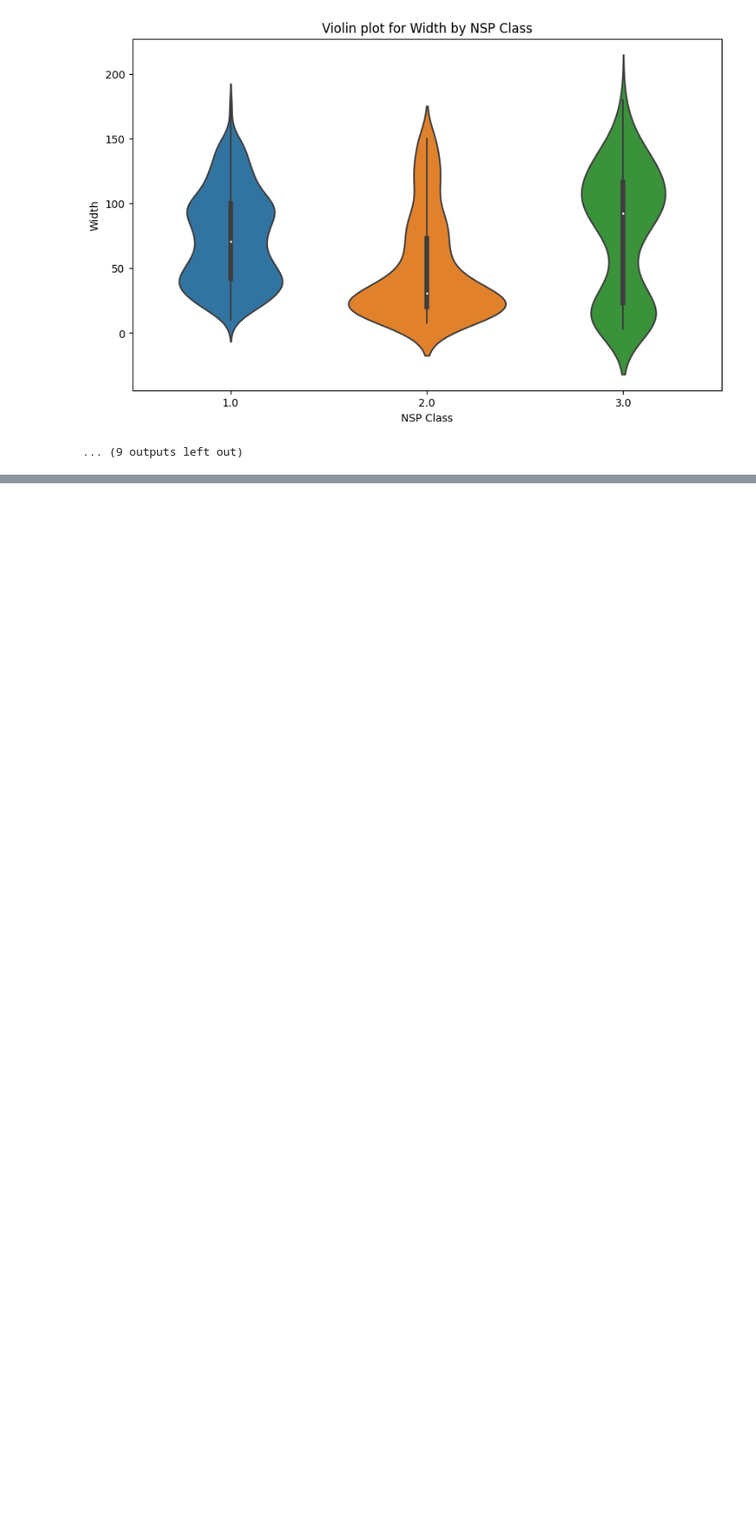
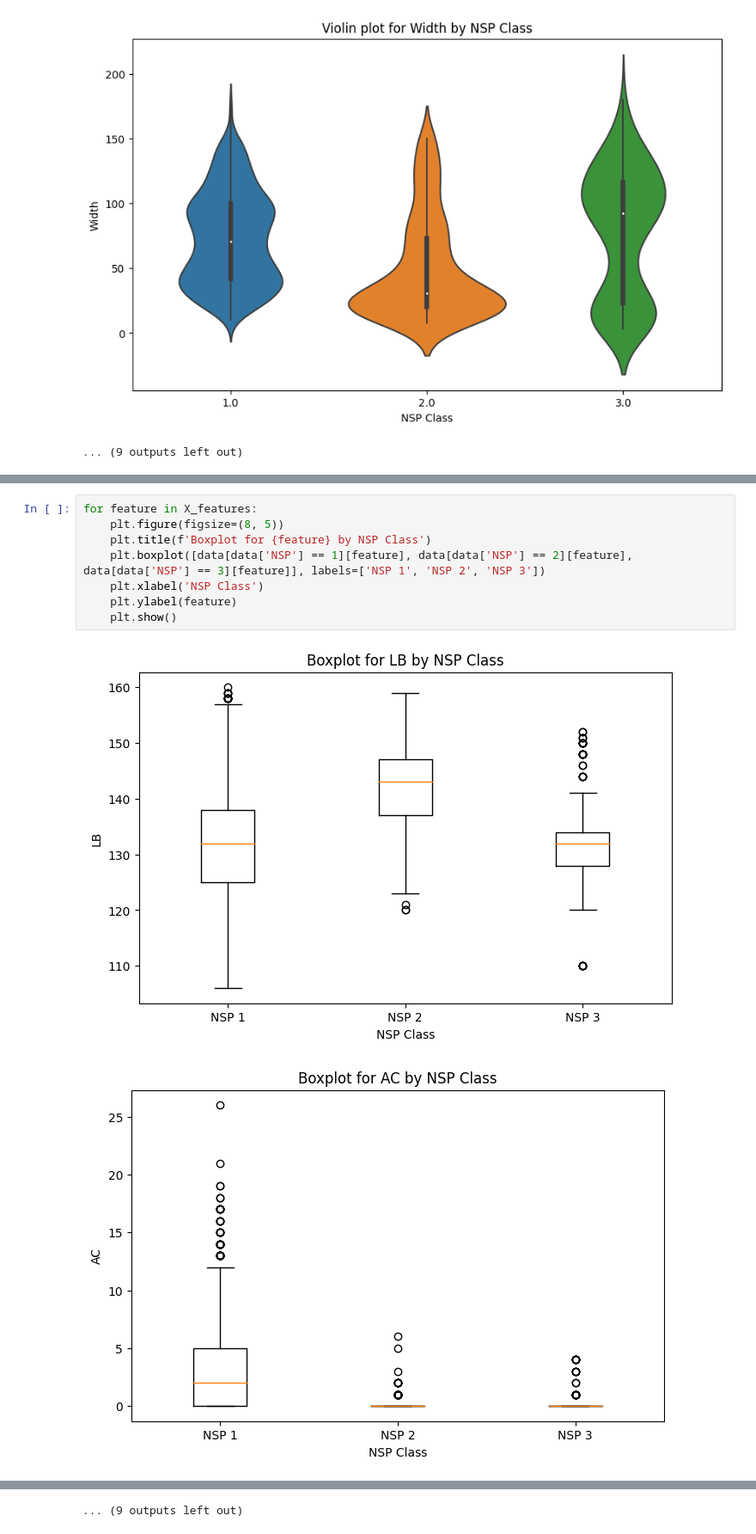
Before and after one commit to SergeyHSE/BaggingAndNLP.github.io, a Jupyter notebook: LogRegCardiotocography.ipynb, the cells around one changed output, grey strips where cells are left out. Shown at 86% size. Saved outputs shown, nothing was run; the diff lists cells and outputs as text; blank space fills up the shorter version.

```diff
--- a/LogRegCardiotocography.ipynb
+++ b/LogRegCardiotocography.ipynb
@@ -146,0 +149,11 @@ for feature in X_features:
+# %%
+for feature in X_features:
+    plt.figure(figsize=(8, 5))
+    plt.title(f'Boxplot for {feature} by NSP Class')
+    plt.boxplot([data[data['NSP'] == 1][feature], data[data['NSP'] == 2][feature], data[data['NSP'] == 3][feature]], labels=['NSP 1', 'NSP 2', 'NSP 3'])
+    plt.xlabel('NSP Class')
+    plt.ylabel(feature)
+    plt.show()
+# %% [output]
+[figure, added]
+[figure, added]
@@ -146,0 +170 @@ for feature in X_features:
+... (9 outputs left out)
```
Also changed, not shown: parts of 2 cells of this notebook.
